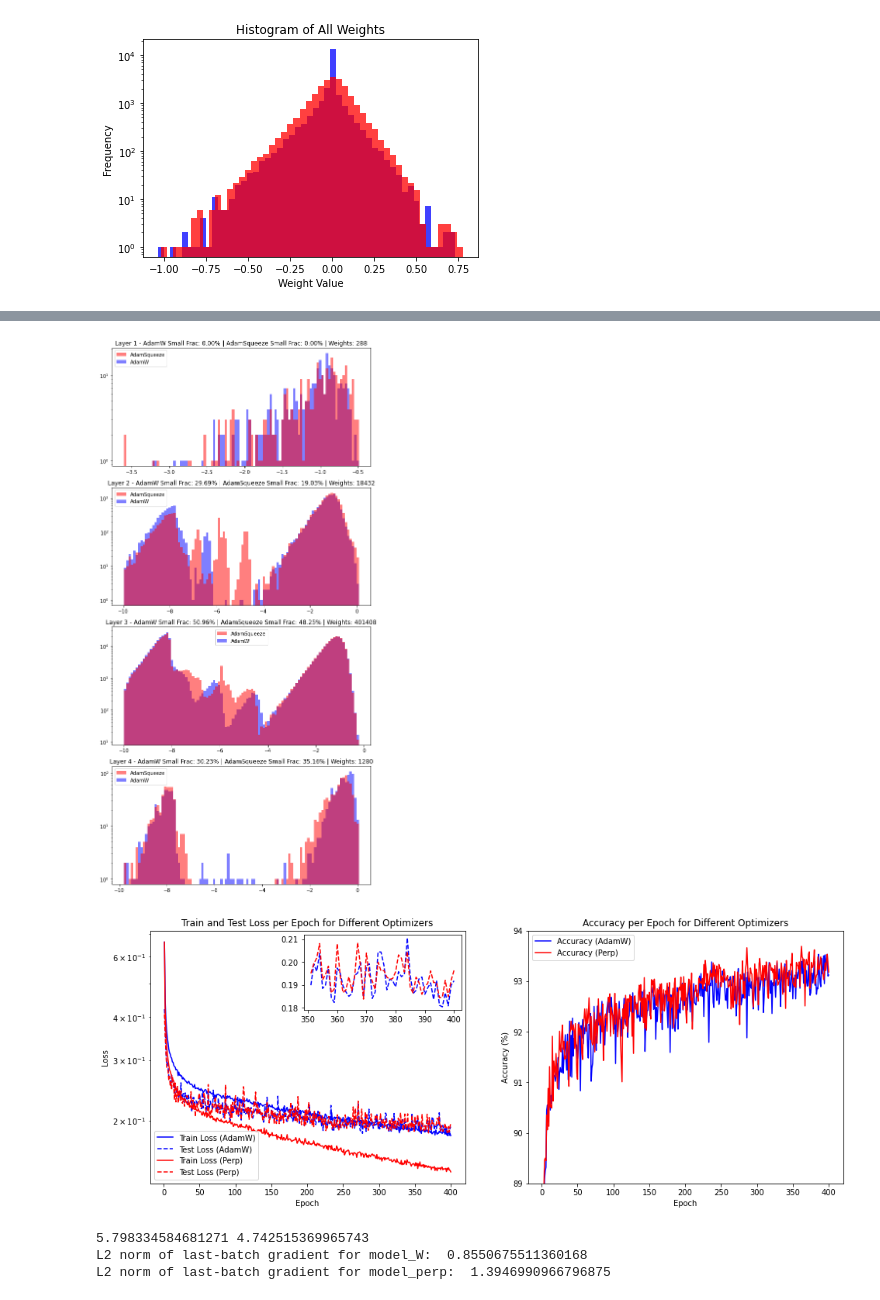
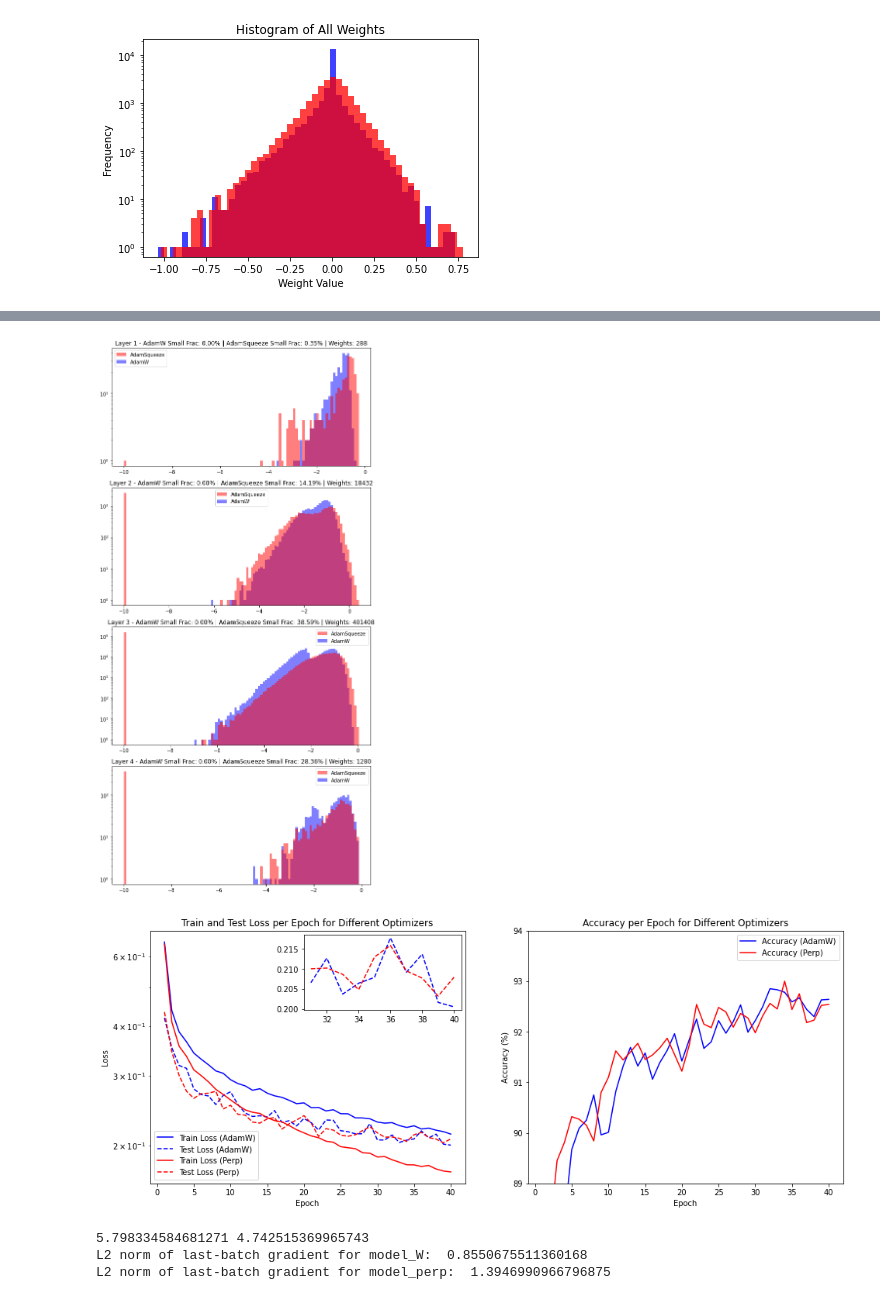
Before and after one commit to Nadav-out/AdamLp, a Jupyter notebook: notebooks/mnist.ipynb, the cells around one changed output, grey strips where cells are left out. Drawn from its saved outputs; the diff is of its cells as text; code cells hidden in the pictures.

```diff
--- a/notebooks/mnist.ipynb
+++ b/notebooks/mnist.ipynb
@@ -355,11 +345,11 @@ if cuda:
 # Set params
 LR=3e-3
 WD=1e-1
-EPOCHS = 10
+EPOCHS = 40
 
 optimizer_W = optim.AdamW(model_W.parameters(), lr=LR, weight_decay=WD)
 # optimizer_W = AdamL1(model_W.parameters(), lr=LR, threshold=1e-3)
-optimizer_perp = AdamSqueeze(model_perp.parameters(), lr=LR ,lambda_=1e-3, lp_order=0.8, type='soft', s_initial=1)
+optimizer_perp = AdamSqueeze(model_perp.parameters(), lr=LR ,lambda_=3e-3, lp_order=0.8, type='soft', s_initial=1)
 # optimizer_perp = Adam_Perpendicular(model_perp.parameters(), lr=LR, weight_decay=WD)
 
 
@@ -497,7 +486,7 @@ def fraction_of_small_weights_layer(param, threshold):
     small_weights_count = np.sum(np.abs(weights) < threshold)
     return small_weights_count / len(weights)
 
-def plot_weight_histograms_combined(model_W, model_perp, threshold_value=1e-6, show_biases=True):
+def plot_weight_histograms_combined(model_W, model_perp, threshold_value=1e-8, show_biases=True):
     params_W = [p for p in model_W.parameters() if len(p.shape) > 1 or show_biases]
     params_perp = [p for p in model_perp.parameters() if len(p.shape) > 1 or show_biases]
 
@@ -512,39 +501,39 @@ def plot_weight_histograms_combined(model_W, model_perp, threshold_value=1e-6, s
         log_weights_perp = np.log10(np.abs(param_perp.cpu().data.numpy().flatten()) + 1e-10)
         log_weights_W = np.log10(np.abs(param_W.cpu().data.numpy().flatten()) + 1e-10)
 
         # Get histogram and bin edges for AdamSqueeze weights
         hist_perp, bin_edges = np.histogram(log_weights_perp, bins=100)
 
         # Plot histogram for AdamSqueeze
         axes[i].bar(bin_edges[:-1], hist_perp, width=np.diff(bin_edges), align="edge", alpha=0.5, label="AdamSqueeze", color="red",zorder=10)
 
         # Count AdamW weights using the same bins
         hist_W, _ = np.histogram(log_weights_W, bins=bin_edges)
 
         # Plot histogram for AdamW
         axes[i].bar(bin_edges[:-1], hist_W, width=np.diff(bin_edges), align="edge", alpha=0.5, label="AdamW", color="blue")
 
         # Calculate the fraction of small weights for this layer in percentages
         fraction_W_layer = fraction_of_small_weights_layer(param_W, threshold_value) * 100
         fraction_perp_layer = fraction_of_small_weights_layer(param_perp, threshold_value) * 100
 
         # Display the fraction in percentages and total number of weights in the title
         axes[i].set_title(f"Layer {i + 1} - AdamW Small Frac: {fraction_W_layer:.2f}% | AdamSqueeze Small Frac: {fraction_perp_layer:.2f}% | Weights: {param_W.numel()}")
         axes[i].legend()
         axes[i].set_yscale('log')
 
     fig.tight_layout()
     plt.show()
 
 # After your training loop:
 plot_weight_histograms_combined(model_W, model_perp, show_biases=False)
 # %% [output]
-[figure, old version]
+[figure, new version]
 # %%
 # import matplotlib.pyplot as plt
 from mpl_toolkits.axes_grid1.inset_locator import inset_axes
 
-N_later = 50  # Number of last epochs to focus on in the inset
+N_later = 10  # Number of last epochs to focus on in the inset
 
 # Initialize figure and axis
 fig, axs = plt.subplots(1, 2, figsize=(16, 6))
@@ -582,7 +571,7 @@ axs[1].legend()
 
 plt.show()
 # %% [output]
-[figure, old version]
+[figure, new version]
 # %%
 print(calculate_l2_norm(model_perp)**.5*WD, calculate_l2_norm(model_W)**.5*WD)
 
```
Also changed, not shown: parts of 3 cells of this notebook, 4 other files.
